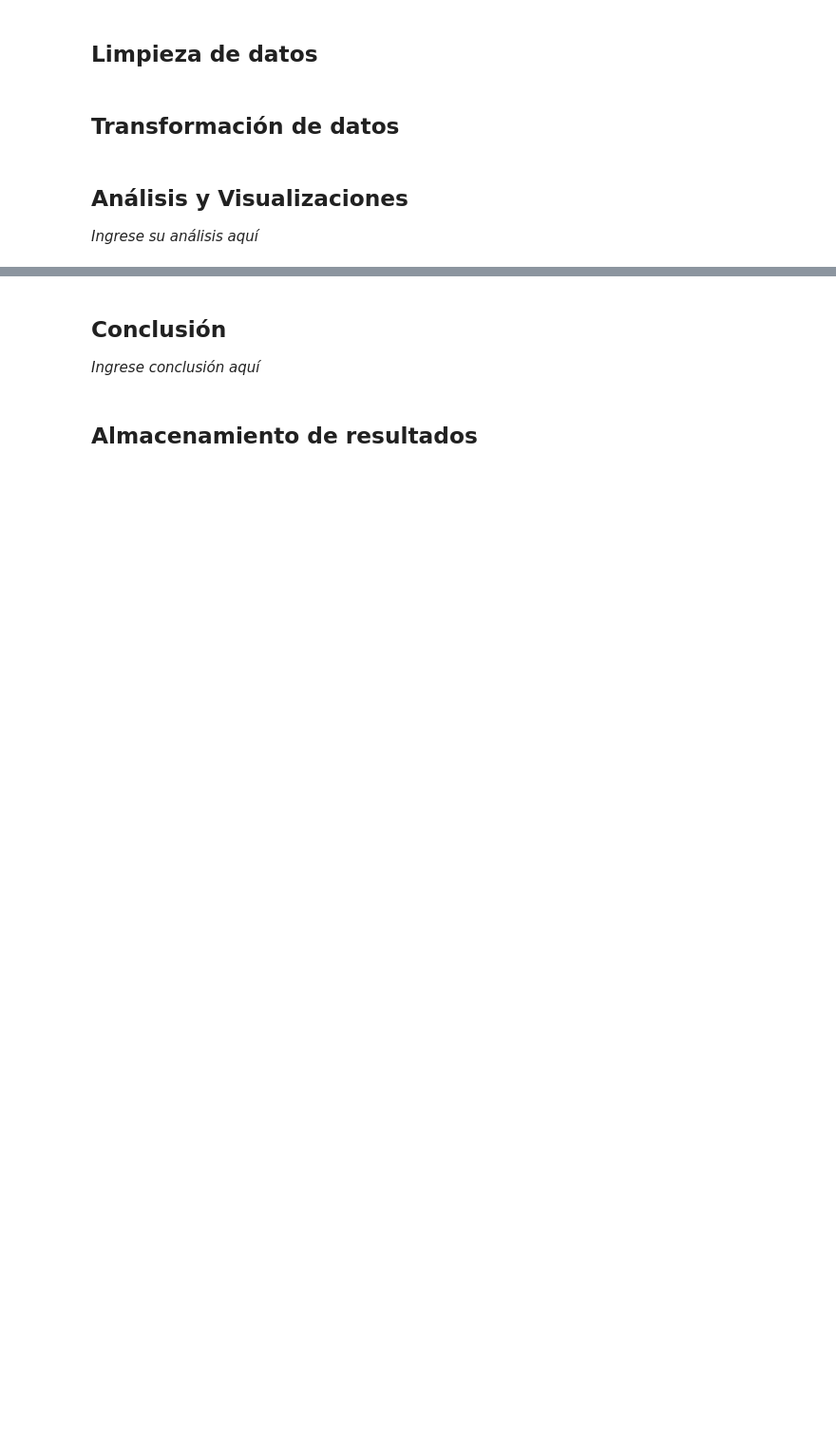
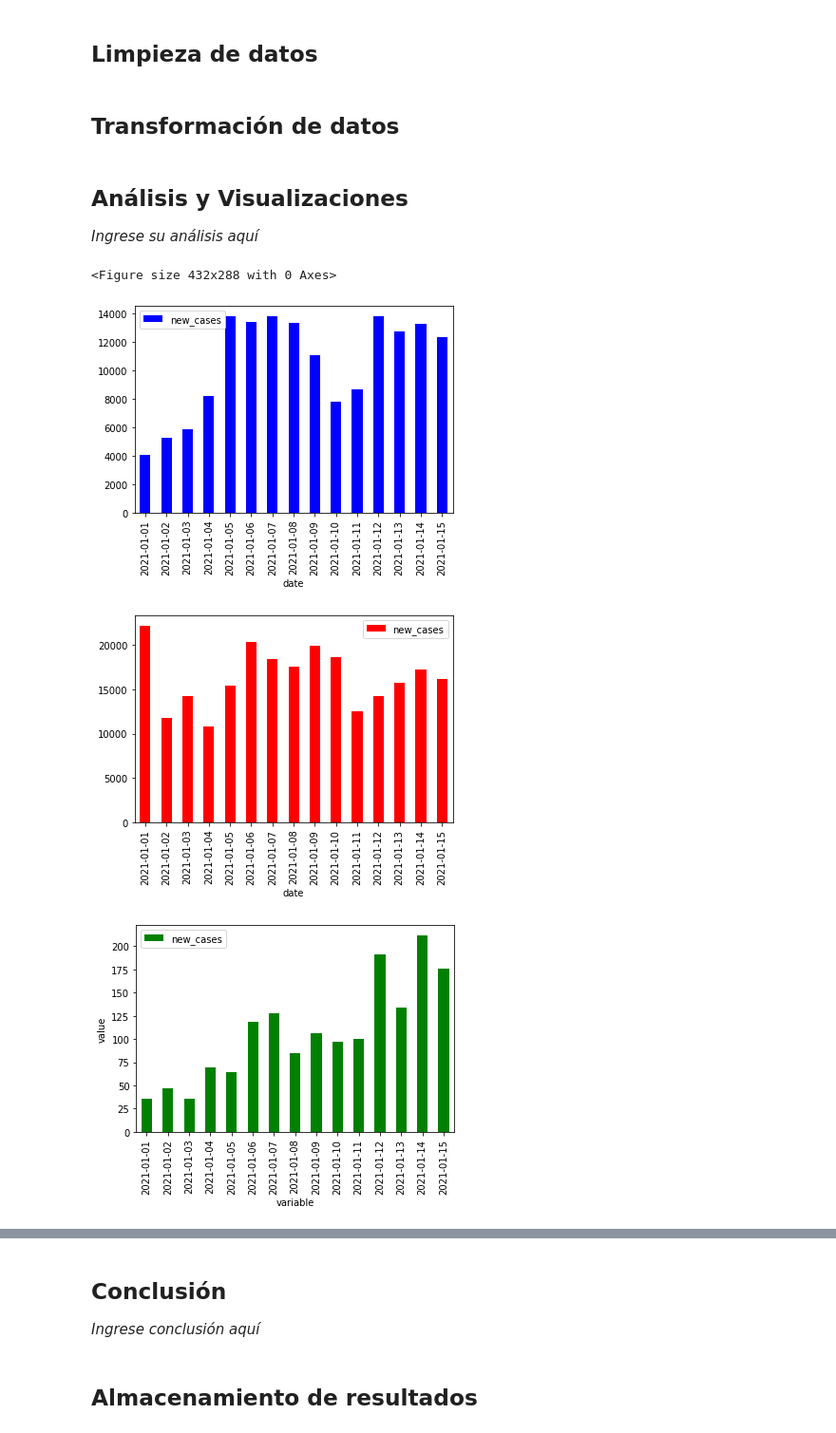
Before and after one commit to gonzalowho/DataScience, a Jupyter notebook: 100.Examen/2022/Ejercicio_Parcial_1_Bimestre.ipynb, the cells around one changed output, grey strips where cells are left out. Shown at 95% size. Drawn from its saved outputs; the diff is of its cells as text; code cells hidden in the pictures; blank space fills up the shorter version.

```diff
--- a/100.Examen/2022/Ejercicio_Parcial_1_Bimestre.ipynb
+++ b/100.Examen/2022/Ejercicio_Parcial_1_Bimestre.ipynb
@@ -196,3 +89,8 @@ usa_df
+# %%
+df['date'] = pd.to_datetime(df['date'], format='%d/%m/%Y')
+df3 = df[(df['date'] >= '01/01/2021') & (df['date'] <= '15/01/2021')]
+
+df2 = df1[(df1['date'] >= '2021-01-01') & (df1['date'] <= '2021-01-15')]
 # %%
 # Ingrese código aquí
 # %%
@@ -206,3 +100,25 @@ usa_df
+# %%
+country_list = ['ITA','ARG','CHN']
+
+
+df4 = df2[df2['iso_code'].isin(country_list)]
+df5 = df3[df3['iso_code'].isin(country_list)]
+filtered_df = df4[["iso_code","location","total_cases","new_cases","new_deaths","date", "total_vaccinations"]]
+
+lista_dates = filtered_df["date"].unique()
+
+def df_pais (df, pais, campo):
+  df1 = df[df['iso_code']==(pais)]
+  cases = df1[campo].tolist()
+  return cases, df1
+
+arg_cases, arg_df = df_pais(filtered_df, 'ARG','new_cases')
+bra_cases, bra_df = df_pais(filtered_df, 'ITA','new_cases')
+chn_cases, chn_df = df_pais(filtered_df, 'CHN','new_cases')
+
+arg_vac, arg_vac_df = df_pais(df3, 'ARG','daily_vaccinations' )
+bra_vac , bra_vac_df= df_pais(df3, 'ITA','daily_vaccinations' )
+chn_vac , chn_vac_df= df_pais(df3, 'CHN','daily_vaccinations' )
 # %%
 # Ingrese código aquí
 # %% [markdown]
@@ -215,0 +128,16 @@ usa_df
+# %%
+import matplotlib.pyplot as plt
+
+plt.figure()
+arg_df.plot(kind='bar',x='date',y='new_cases',color='blue')
+bra_df.plot(kind='bar',x='date',y='new_cases',color='red')
+chn_df.plot(kind='bar',x='date',y='new_cases',color='green')
+plt.xlabel('variable')
+plt.ylabel('value')
+
+plt.show()
+# %% [output]
+<Figure size 432x288 with 0 Axes>
+[figure, added]
+[figure, added]
+[figure, added]
```
Also changed, not shown: parts of 16 cells of this notebook.
